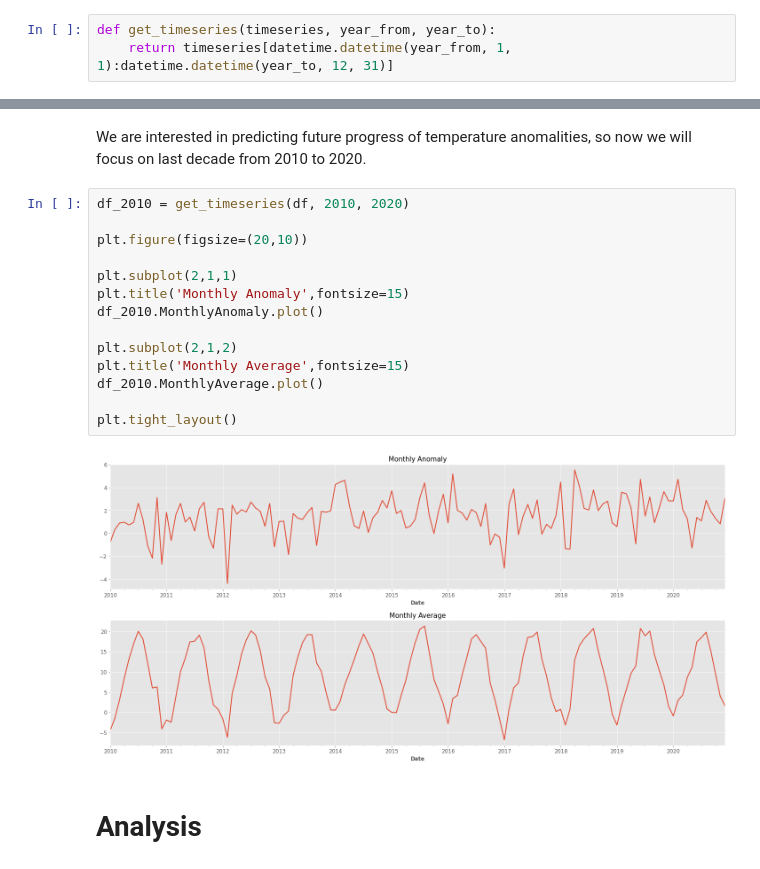
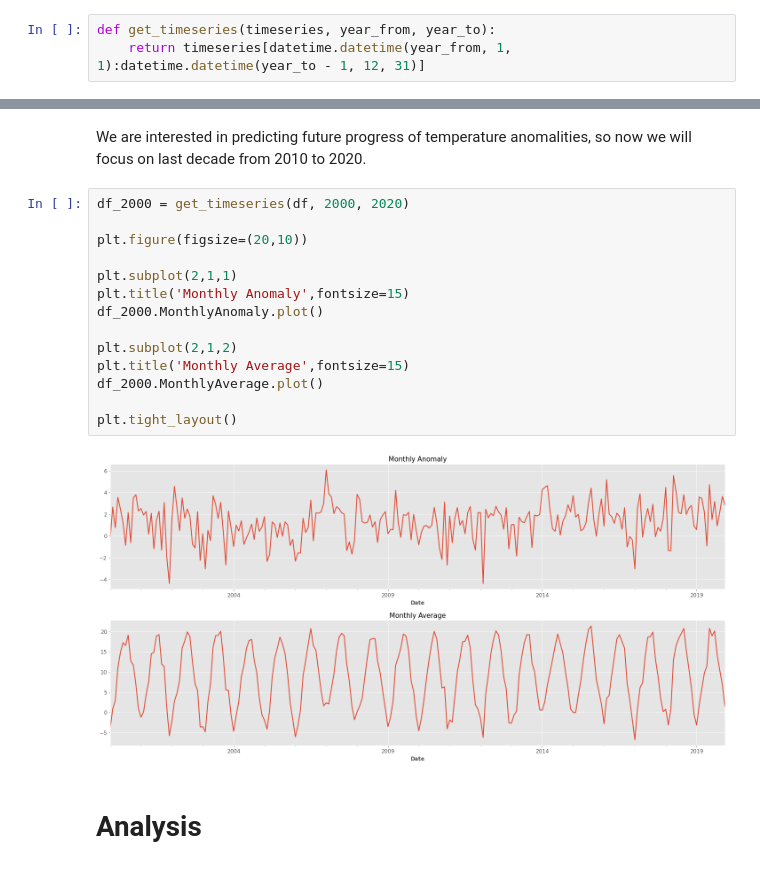
Before and after one commit to reibek/progn-semestral-work, a Jupyter notebook: Progonstics_Semestral_work_NEW.ipynb, the cells around one changed output, grey strips where cells are left out. Cells and saved outputs as stored; diff of their text form.

```diff
--- a/Progonstics_Semestral_work_NEW.ipynb
+++ b/Progonstics_Semestral_work_NEW.ipynb
@@ -179,7 +179,7 @@ plt.tight_layout()
 We can also closely inspect different decades.
 # %%
 def get_timeseries(timeseries, year_from, year_to):
-    return timeseries[datetime.datetime(year_from, 1, 1):datetime.datetime(year_to, 12, 31)]
+    return timeseries[datetime.datetime(year_from, 1, 1):datetime.datetime(year_to - 1, 12, 31)]
 # %%
 plt.figure(figsize=(20,10))
 plt.subplot(2,2,1)
@@ -200,21 +200,21 @@ plt.tight_layout()
 # %% [markdown]
 We are interested in predicting future progress of temperature anomalities, so now we will focus on last decade from 2010 to 2020.
 # %%
-df_2010 = get_timeseries(df, 2010, 2020)
+df_2000 = get_timeseries(df, 2000, 2020)
 
 plt.figure(figsize=(20,10))
 
 plt.subplot(2,1,1)
 plt.title('Monthly Anomaly',fontsize=15)
-df_2010.MonthlyAnomaly.plot()
+df_2000.MonthlyAnomaly.plot()
 
 plt.subplot(2,1,2)
 plt.title('Monthly Average',fontsize=15)
-df_2010.MonthlyAverage.plot()
+df_2000.MonthlyAverage.plot()
 
 plt.tight_layout()
 # %% [output]
-[figure, old version]
+[figure, new version]
 # %% [markdown]
 # Analysis
 # %% [markdown]
```
Also changed, not shown: parts of 19 cells of this notebook.
